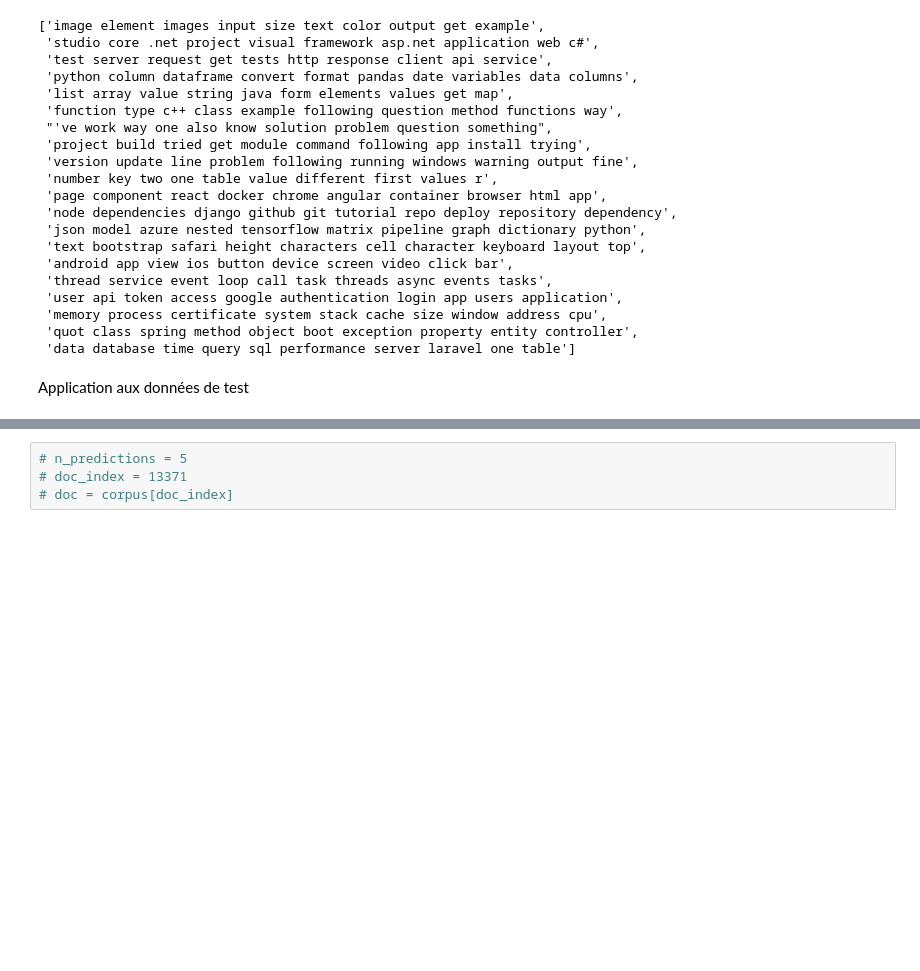
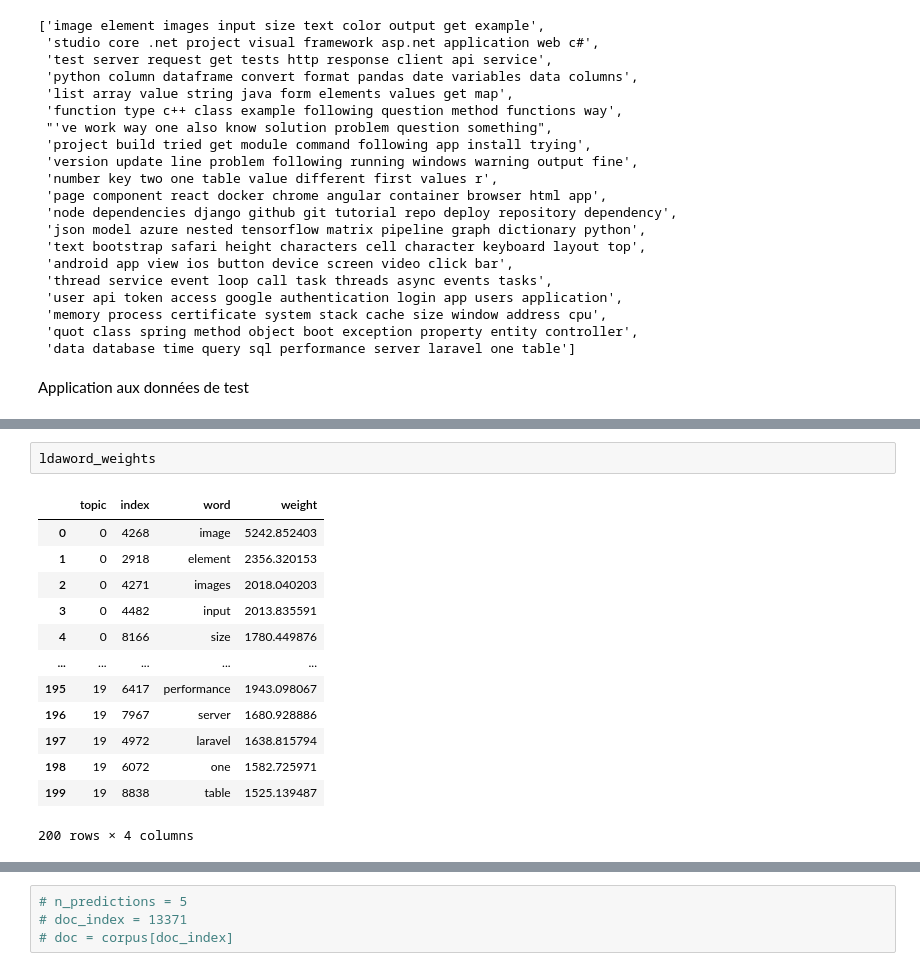
Before and after one commit to sycod/OC_P5_SoF, a Jupyter notebook: 3_non_supervise.ipynb, the cells around one changed output, grey strips where cells are left out. Saved outputs shown, nothing was run; the diff lists cells and outputs as text; blank space fills up the shorter version.

```diff
--- a/3_non_supervise.ipynb
+++ b/3_non_supervise.ipynb
@@ -351,0 +414,16 @@ for topic in top_topics:
+# %%
+ldaword_weights
+# %% [output]
+|  | topic | index | word | weight |
+| 0 | 0 | 4268 | image | 5242.852403 |
+| 1 | 0 | 2918 | element | 2356.320153 |
+| 2 | 0 | 4271 | images | 2018.040203 |
+| 3 | 0 | 4482 | input | 2013.835591 |
+| 4 | 0 | 8166 | size | 1780.449876 |
+| ... | ... | ... | ... | ... |
+| 195 | 19 | 6417 | performance | 1943.098067 |
+| 196 | 19 | 7967 | server | 1680.928886 |
+| 197 | 19 | 4972 | laravel | 1638.815794 |
+| 198 | 19 | 6072 | one | 1582.725971 |
+| 199 | 19 | 8838 | table | 1525.139487 |
+200 rows × 4 columns
```
Also changed, not shown: parts of 19 cells of this notebook.
